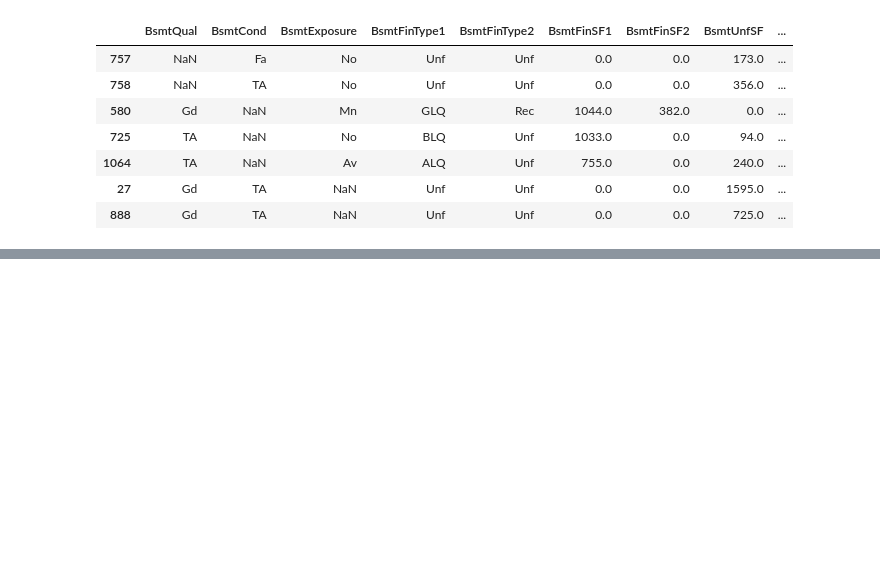
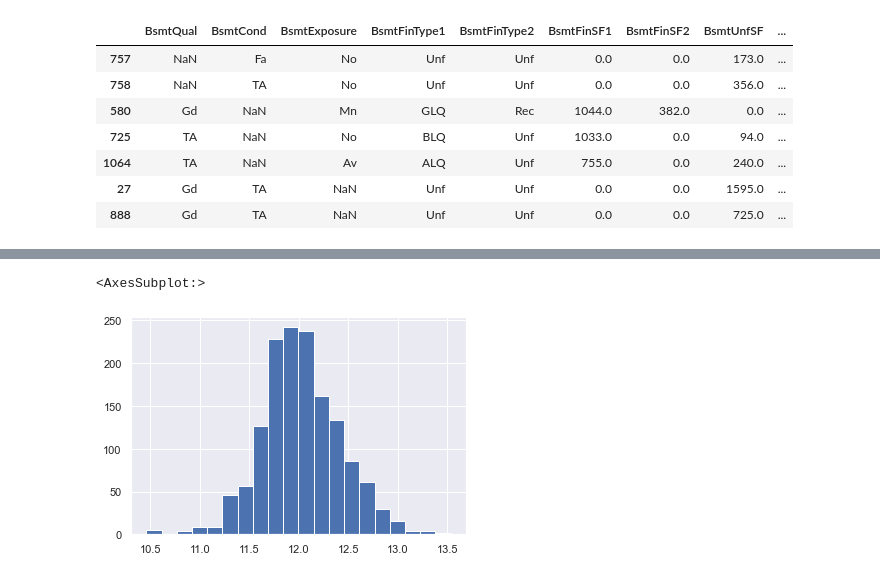
Before and after one commit to yulun-cd/houseprice-prediction, a Jupyter notebook: hp_workbook.ipynb, the cells around one changed output, grey strips where cells are left out. Cells and saved outputs as stored; diff of their text form; code cells hidden in the pictures; blank space fills up the shorter version.

```diff
--- a/hp_workbook.ipynb
+++ b/hp_workbook.ipynb
@@ -374,0 +516,7 @@ pd.DataFrame(df_test.loc[df_test['BsmtCond'] == 'None', basement_features].value
+# %%
+# electrical
+df_train['Electrical'] = df_train['Electrical'].fillna(df_train['Electrical'].mode()[0])
+
+# test set
+for col in na_col_test:
+    df_test[col] = df_test[col].fillna(df_test[col].mode()[0])
@@ -374,0 +538,6 @@ pd.DataFrame(df_test.loc[df_test['BsmtCond'] == 'None', basement_features].value
+# %%
+# First prepare with feature and target data
+X = df_train.drop('SalePrice', axis=1).copy()
+y = df_train['SalePrice'].copy()
+
+X_test = df_test.copy()
@@ -374,0 +552,6 @@ pd.DataFrame(df_test.loc[df_test['BsmtCond'] == 'None', basement_features].value
+# %%
+# log-transformation
+np.log(y).hist(bins=20)
+# %% [output]
+<AxesSubplot:>
+[figure, added]
```
Also changed, not shown: parts of 102 cells of this notebook.
